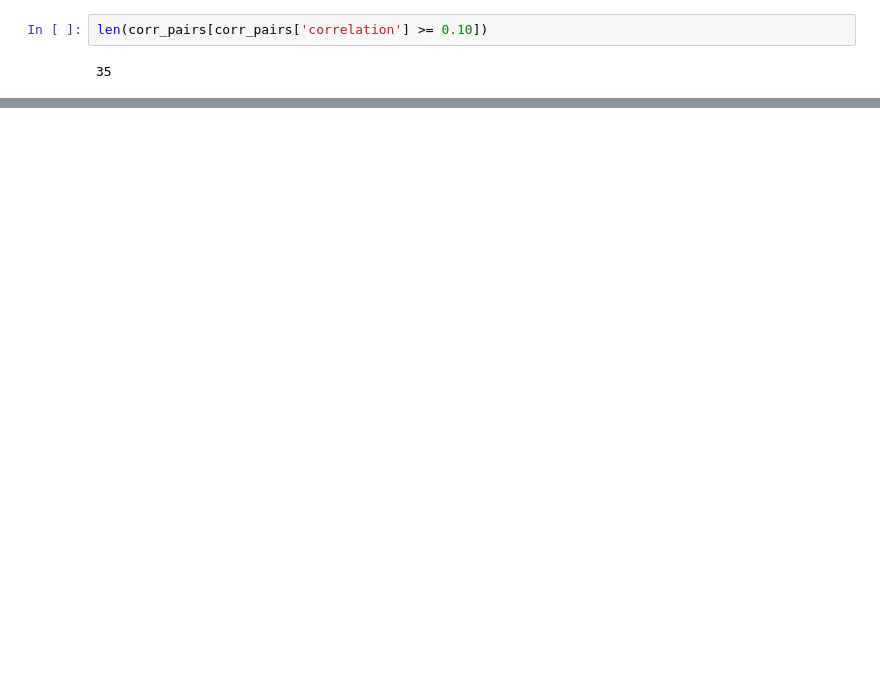
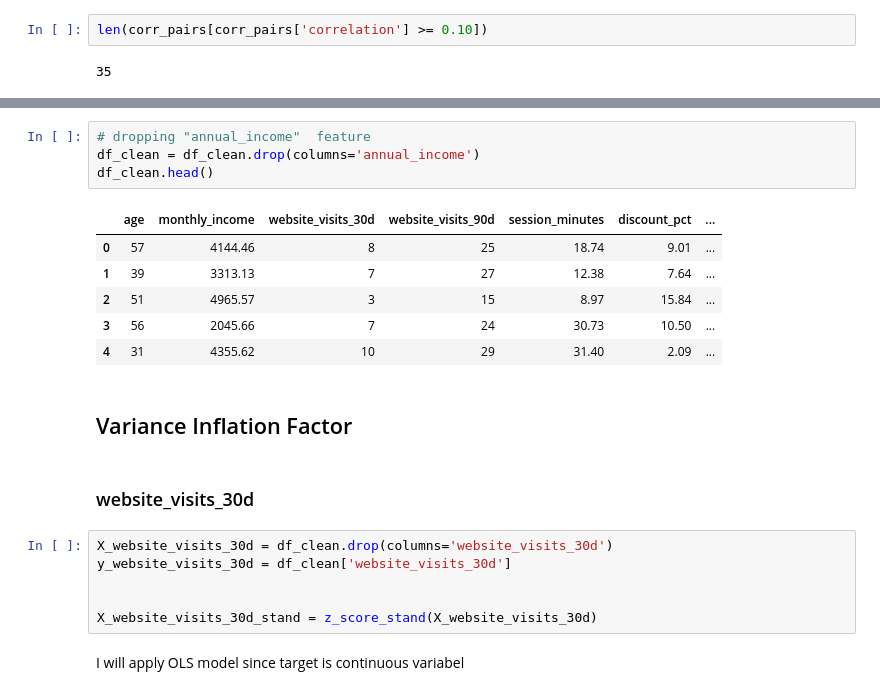
Before and after one commit to diyorarti/Learning_Data_Science, a Jupyter notebook: Statistics/3_Regression/Logistic_regression/Absence_of_multicollinearity.ipynb, the cells around one changed output, grey strips where cells are left out. Drawn from its saved outputs; the diff is of its cells as text; blank space fills up the shorter version.

```diff
--- a/Statistics/3_Regression/Logistic_regression/Absence_of_multicollinearity.ipynb
+++ b/Statistics/3_Regression/Logistic_regression/Absence_of_multicollinearity.ipynb
@@ -246,0 +266,23 @@ len(corr_pairs[corr_pairs['correlation'] >= 0.10])
+# %%
+# dropping "annual_income"  feature
+df_clean = df_clean.drop(columns='annual_income')
+df_clean.head()
+# %% [output]
+|  | age | monthly_income | website_visits_30d | website_visits_90d | session_minutes | discount_pct | ... |
+| 0 | 57 | 4144.46 | 8 | 25 | 18.74 | 9.01 | ... |
+| 1 | 39 | 3313.13 | 7 | 27 | 12.38 | 7.64 | ... |
+| 2 | 51 | 4965.57 | 3 | 15 | 8.97 | 15.84 | ... |
+| 3 | 56 | 2045.66 | 7 | 24 | 30.73 | 10.50 | ... |
+| 4 | 31 | 4355.62 | 10 | 29 | 31.40 | 2.09 | ... |
+# %% [markdown]
+## Variance Inflation Factor
+# %% [markdown]
+### website_visits_30d
+# %%
+X_website_visits_30d = df_clean.drop(columns='website_visits_30d')
+y_website_visits_30d = df_clean['website_visits_30d']
+
+
+X_website_visits_30d_stand = z_score_stand(X_website_visits_30d)
+# %% [markdown]
+I will apply OLS model since target is continuous variabel
```
Also changed, not shown: parts of 9 cells of this notebook, 1 other file.
